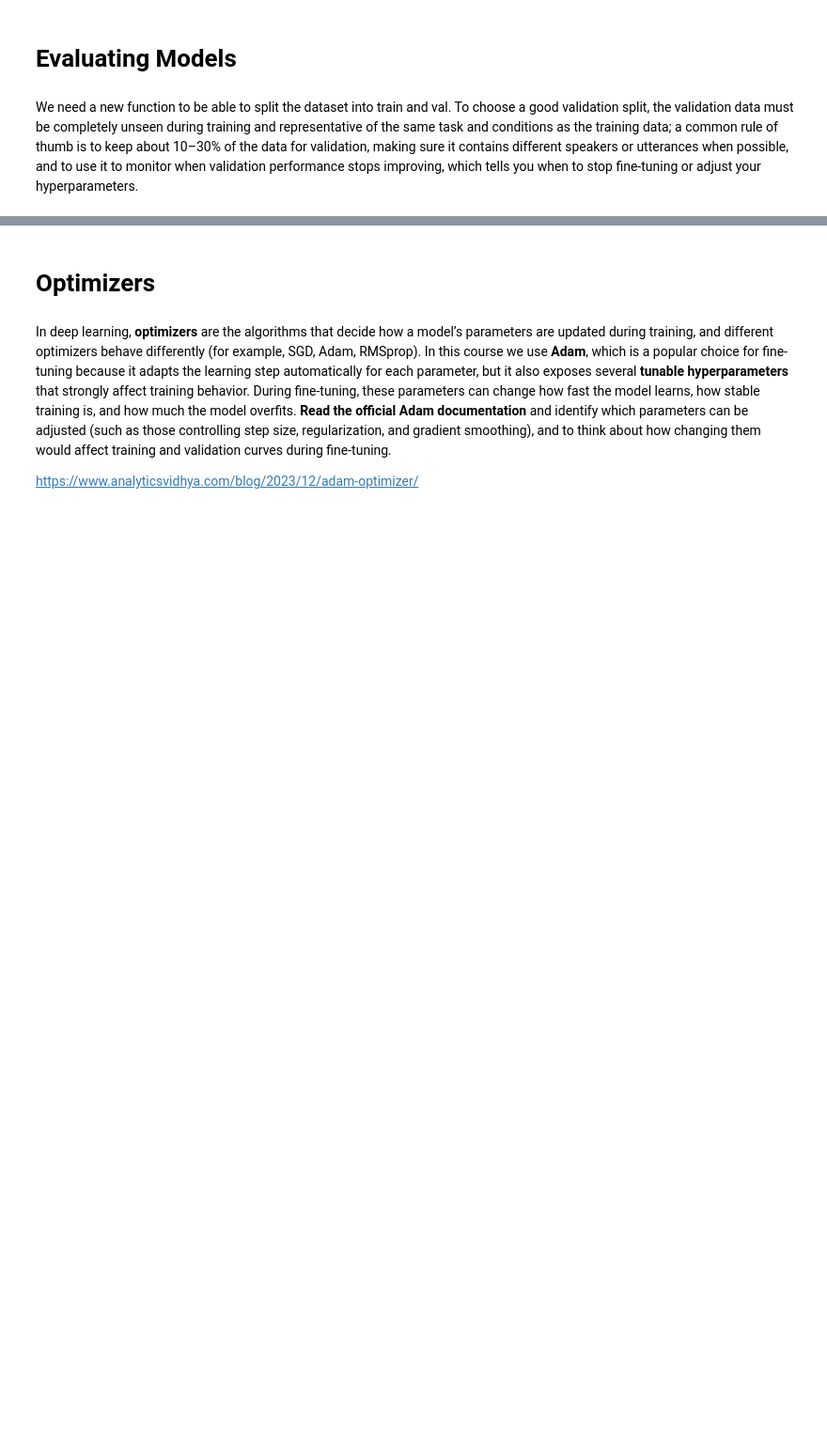
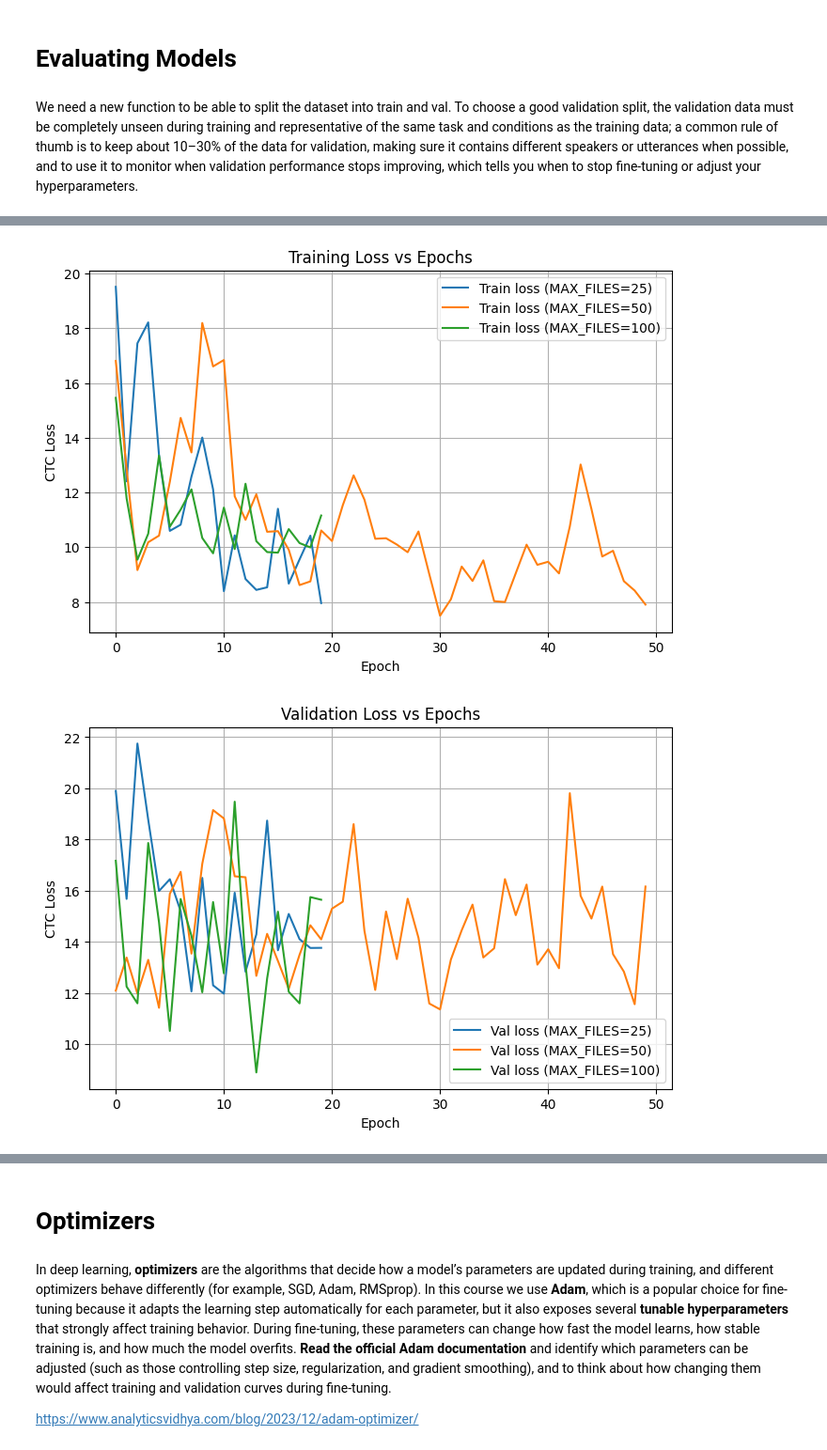
Before and after one commit to it-is-helga/ASR-TTS-Course, a Jupyter notebook: STEP2_Do_Your_Labs/Lab_3_bruteforce/lab3_asr_finetuning_complete.ipynb, the cells around one changed output, grey strips where cells are left out. Shown at 94% size. Drawn from its saved outputs; the diff is of its cells as text; code cells hidden in the pictures; blank space fills up the shorter version.

```diff
--- a/STEP2_Do_Your_Labs/Lab_3_bruteforce/lab3_asr_finetuning_complete.ipynb
+++ b/STEP2_Do_Your_Labs/Lab_3_bruteforce/lab3_asr_finetuning_complete.ipynb
@@ -755,0 +993,27 @@ def eval_ctc_loss(model, dataset, loss_fn):
+# %%
+# Plot all results
+plt.figure(figsize=(8,5))
+for MAX_FILES in [25, 50, 100]:
+    train_losses, _ = res_d[MAX_FILES]  # only take train losses
+    plt.plot(train_losses, label=f"Train loss (MAX_FILES={MAX_FILES})")
+plt.xlabel("Epoch")
+plt.ylabel("CTC Loss")
+plt.title("Training Loss vs Epochs")
+plt.legend()
+plt.grid(True)
+
+# Plot validation losses
+plt.figure(figsize=(8,5))
+for MAX_FILES in [25, 50, 100]:
+    _, val_losses = res_d[MAX_FILES]  # only take val losses
+    plt.plot(val_losses, label=f"Val loss (MAX_FILES={MAX_FILES})")
+plt.xlabel("Epoch")
+plt.ylabel("CTC Loss")
+plt.title("Validation Loss vs Epochs")
+plt.legend()
+plt.grid(True)
+
+plt.show()
+# %% [output]
+[figure, added]
+[figure, added]
```
Also changed, not shown: parts of 83 cells of this notebook.
